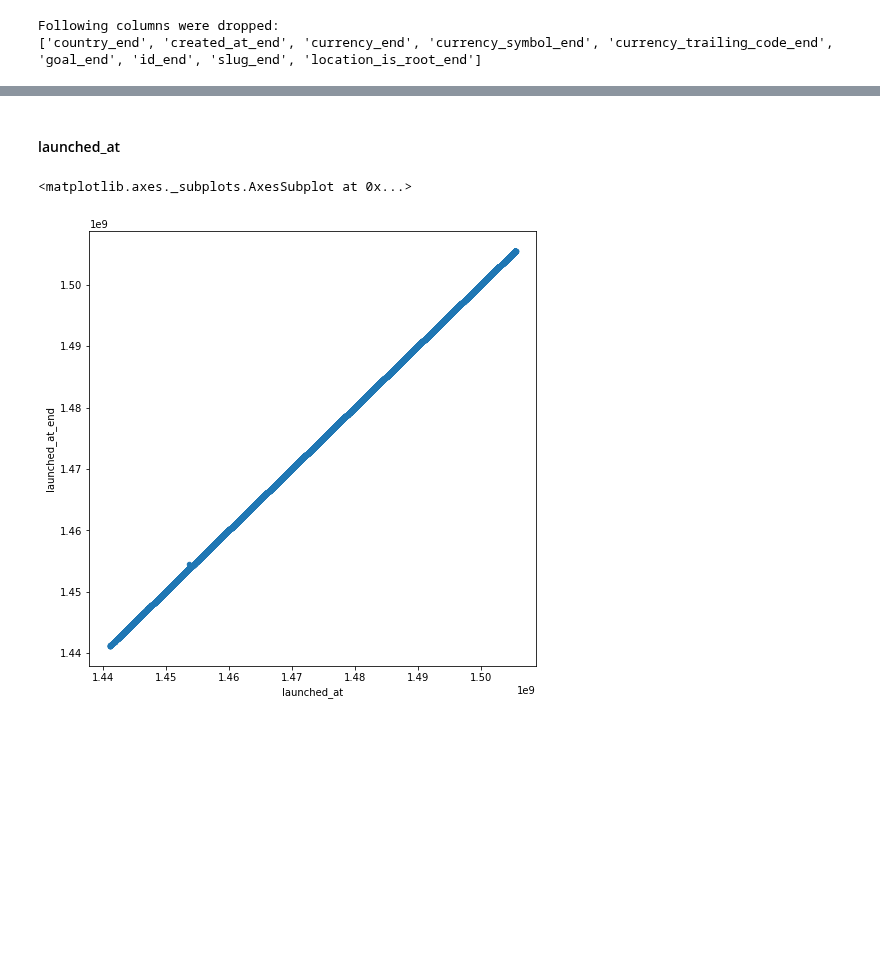
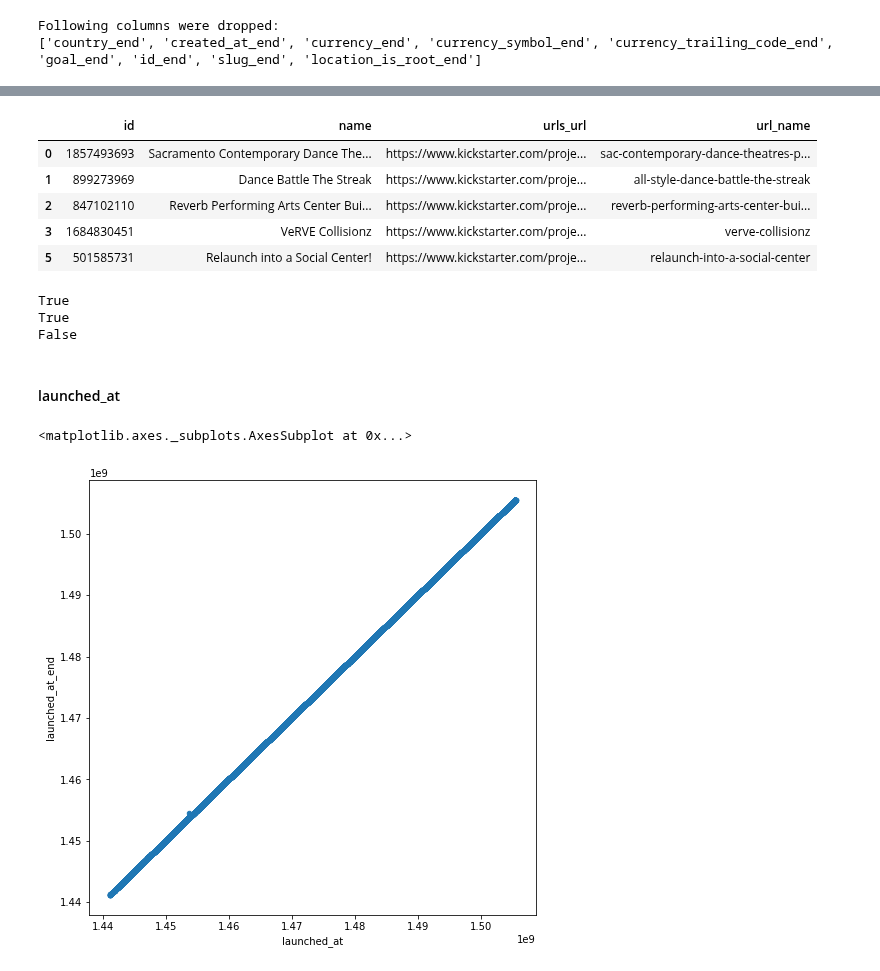
Before and after one commit to blanarik/kickstarter_success_prediction, a Jupyter notebook: 02_Kickstarter_data_integration.ipynb, the cells around one changed output, grey strips where cells are left out. Cells and saved outputs as stored; diff of their text form; code cells hidden in the pictures; blank space fills up the shorter version.

```diff
--- a/02_Kickstarter_data_integration.ipynb
+++ b/02_Kickstarter_data_integration.ipynb
@@ -273,0 +336,21 @@ memory usage: 30.1+ MB
+# %%
+# we need proof that last part of 'urls_url' (= 'url_name') is unique for projects as it is the only option to be able to merge with other datasets
+# if we drop id duplicates, we should have unique 'id' and 'url_name', but not 'name' as project names can be repeated
+df_tmp = df_projects[['id','name','urls_url']].drop_duplicates(subset='id')
+df_tmp['url_name'] = df_tmp.apply(lambda x: x['urls_url'].split('/')[5], axis=1)
+df_tmp.head()
+# %% [output]
+|  | id | name | urls_url | url_name |
+| 0 | 1857493693 | Sacramento Contemporary Dance The... | https://www.kickstarter.com/proje... | sac-contemporary-dance-theatres-p... |
+| 1 | 899273969 | Dance Battle The Streak | https://www.kickstarter.com/proje... | all-style-dance-battle-the-streak |
+| 2 | 847102110 | Reverb Performing Arts Center Bui... | https://www.kickstarter.com/proje... | reverb-performing-arts-center-bui... |
+| 3 | 1684830451 | VeRVE Collisionz | https://www.kickstarter.com/proje... | verve-collisionz |
+| 5 | 501585731 | Relaunch into a Social Center! | https://www.kickstarter.com/proje... | relaunch-into-a-social-center |
+# %%
+print(df_tmp['id'].is_unique)
+print(df_tmp['url_name'].is_unique)
+print(df_tmp['name'].is_unique)
+# %% [output]
+True
+True
+False
```
Also changed, not shown: parts of 22 cells of this notebook, 2 other files.
